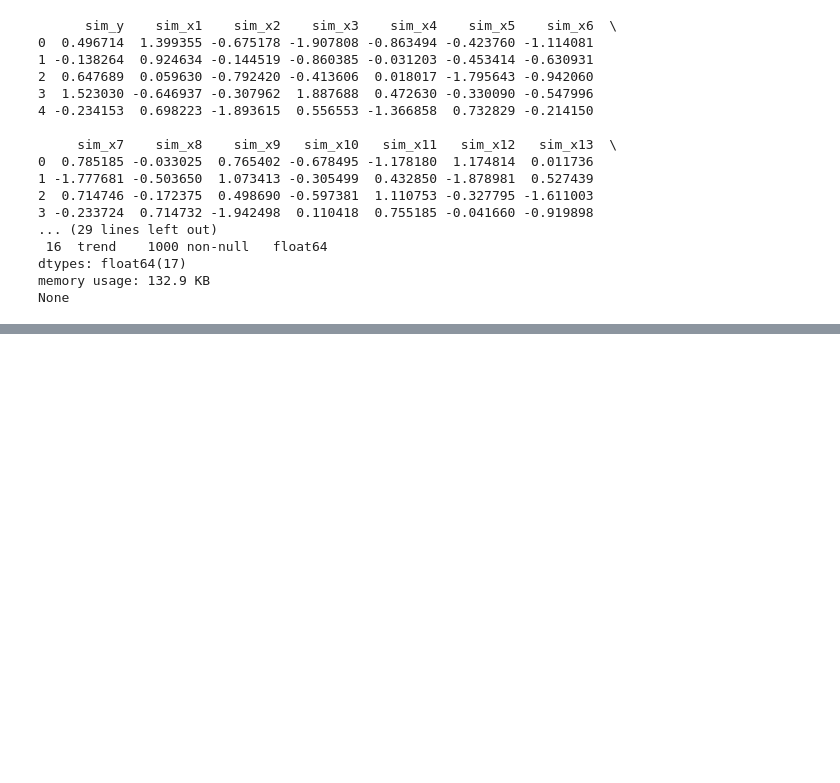
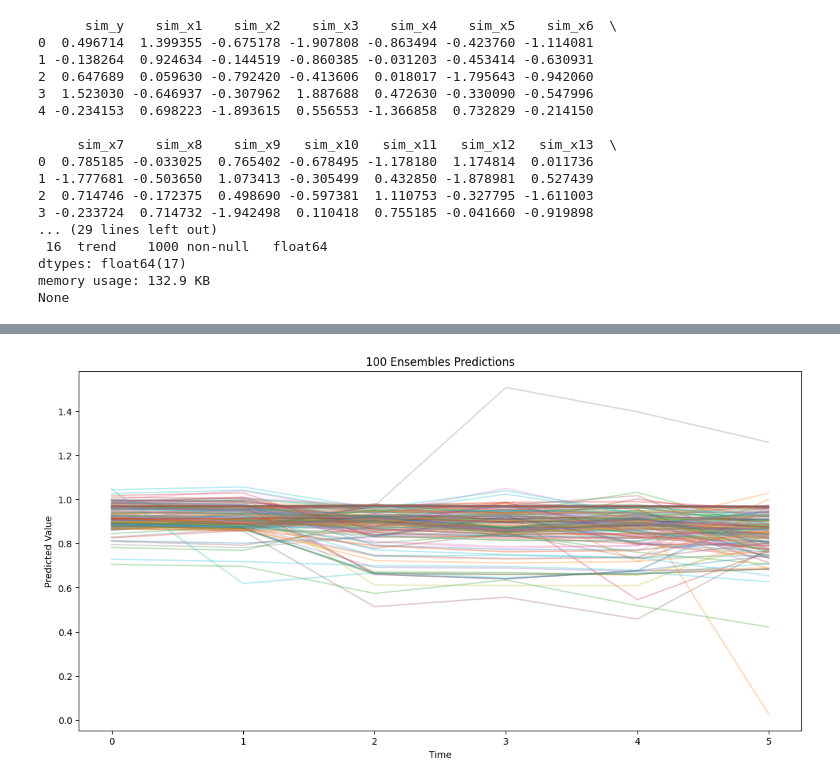
Before and after one commit to pgerbino/macroeconomic-random-forest, a Jupyter notebook: example.ipynb, the cells around one changed output, grey strips where cells are left out. Cells and saved outputs as stored; diff of their text form; code cells hidden in the pictures; blank space fills up the shorter version.

```diff
--- a/example.ipynb
+++ b/example.ipynb
@@ -149,3 +156,15 @@ Tree 400 out of 400
+# %%
+MRF_output['pred_ensemble']
+
+plt.figure(figsize=(14, 7))
+for i in range(200):
+    plt.plot(MRF_output['pred_ensemble'][i], alpha=0.3)
+plt.title('100 Ensembles Predictions')
+plt.xlabel('Time')
+plt.ylabel('Predicted Value')
+plt.show()
+# %% [output]
+[figure, added]
 # %%
 forecasts = MRF_output['pred']
 betas = MRF_output['betas']
```
Also changed, not shown: parts of 9 cells of this notebook, 1 other file.
